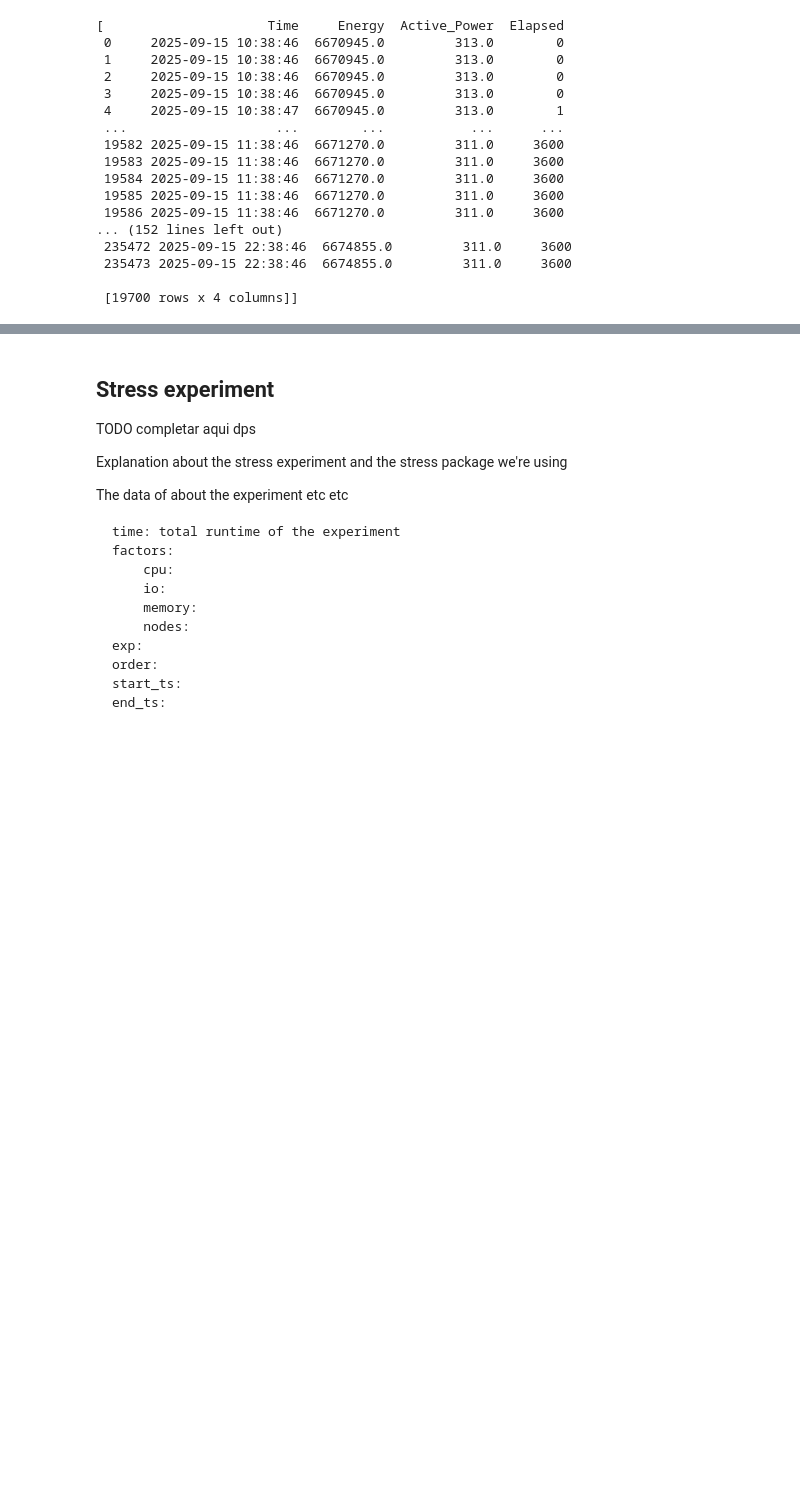
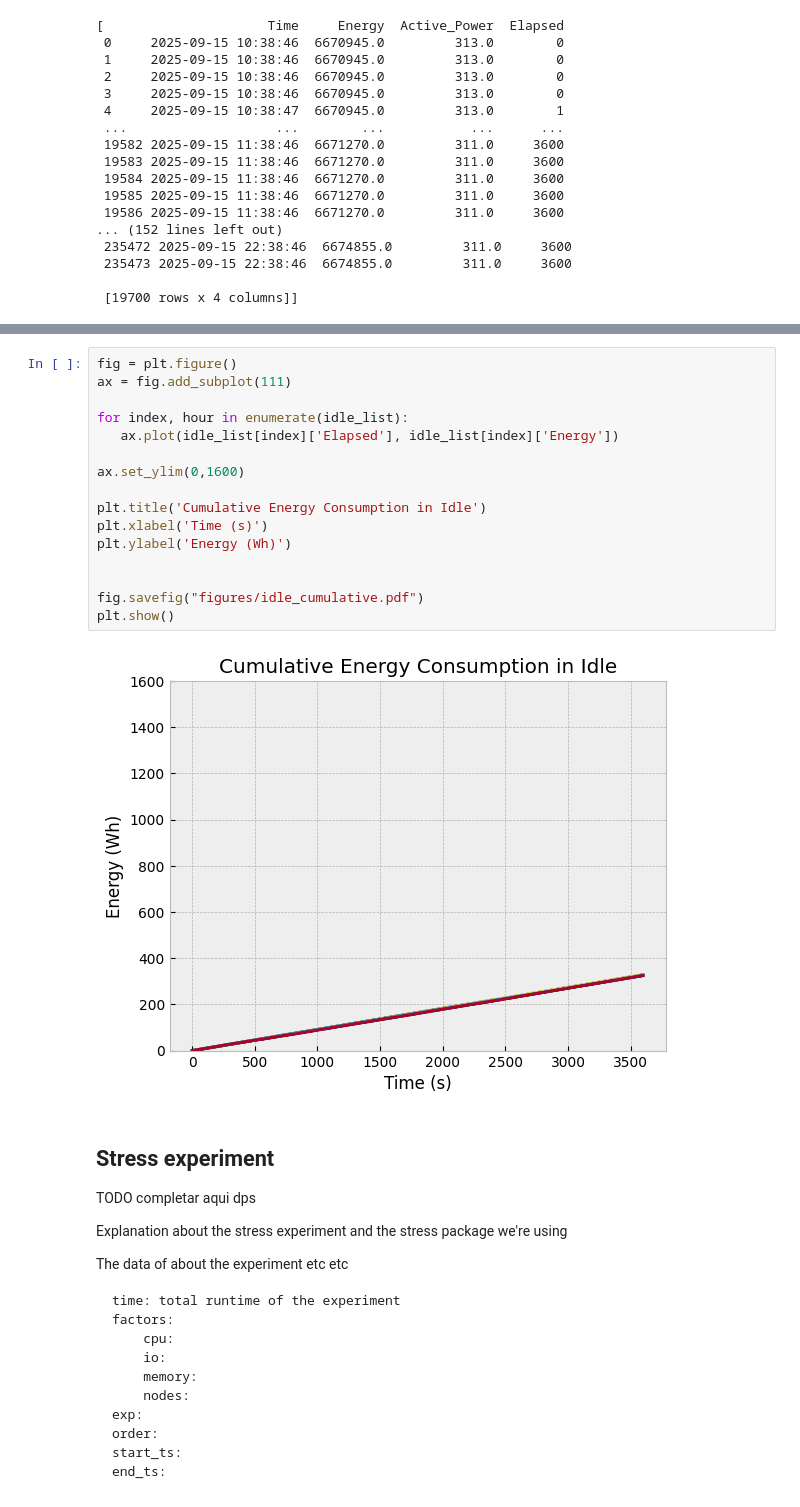
Before and after one commit to othomarcondes/CMP223-EnergyMeasurements, a Jupyter notebook: data_analysis.ipynb, the cells around one changed output, grey strips where cells are left out. Drawn from its saved outputs; the diff is of its cells as text; blank space fills up the shorter version.

```diff
--- a/data_analysis.ipynb
+++ b/data_analysis.ipynb
@@ -153,3 +205,21 @@ TODO de repente cortar em slices, fazer uns subplots com intervalos menores pra
+# %%
+fig = plt.figure()
+ax = fig.add_subplot(111)
+
+for index, hour in enumerate(idle_list):
+   ax.plot(idle_list[index]['Elapsed'], idle_list[index]['Energy'])
+
+ax.set_ylim(0,1600)
+
+plt.title('Cumulative Energy Consumption in Idle')
+plt.xlabel('Time (s)')
+plt.ylabel('Energy (Wh)')
+
+
+fig.savefig("figures/idle_cumulative.pdf")
+plt.show()
+# %% [output]
+[figure, added]
 # %% [markdown]
 ## Stress experiment
 
```
Also changed, not shown: parts of 18 cells of this notebook, 3 other files.
